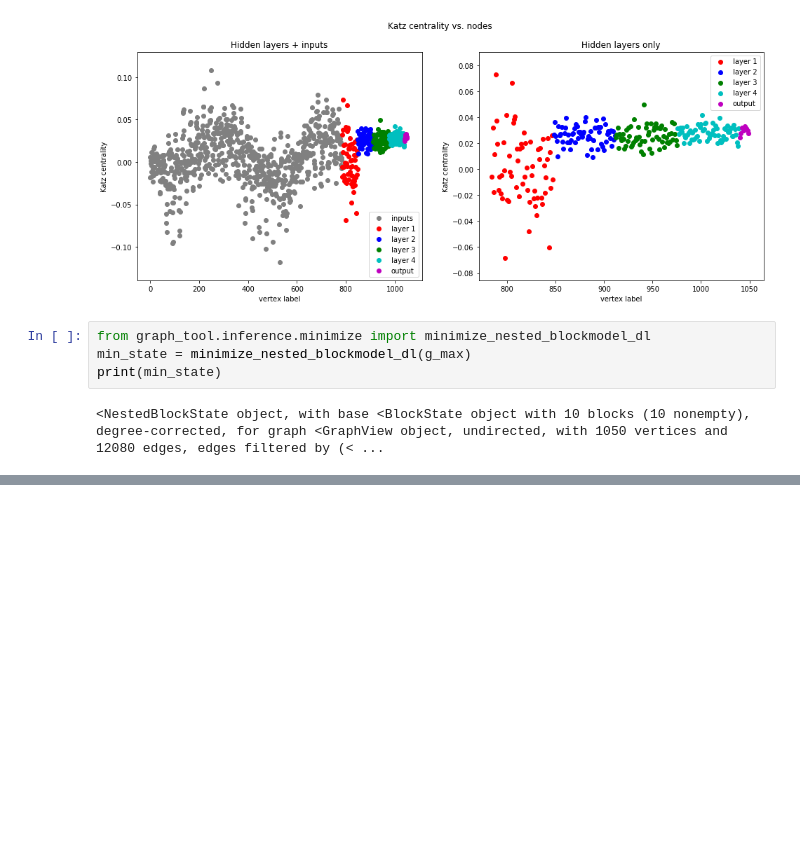
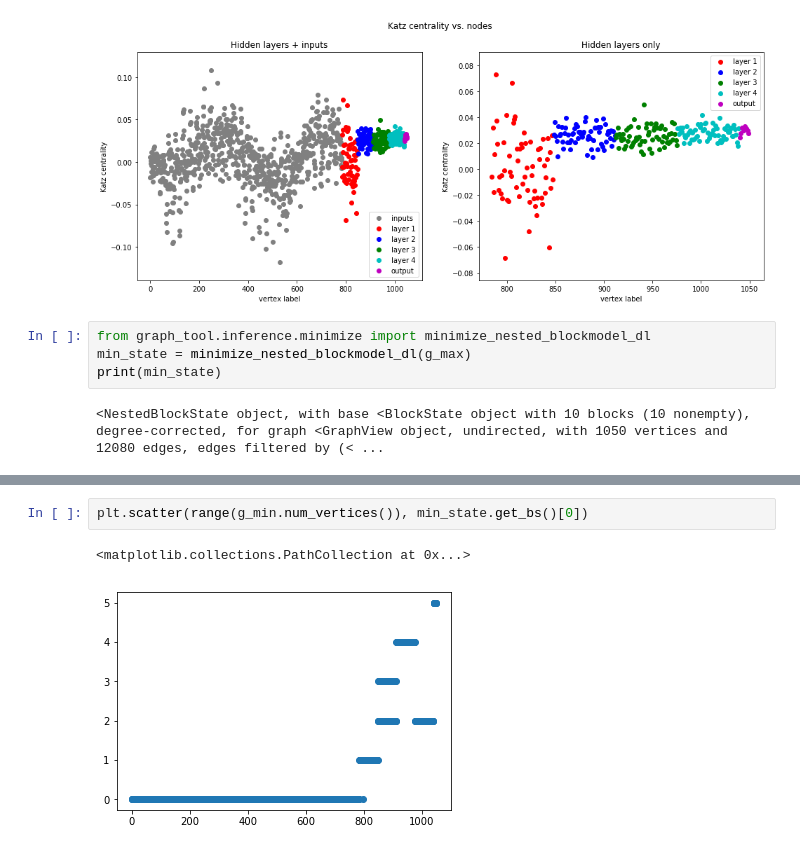
Before and after one commit to bgroenks96/dnn-community-detection, a Jupyter notebook: nn-to-graph-scratch.ipynb, the cells around one changed output, grey strips where cells are left out. Drawn from its saved outputs; the diff is of its cells as text; blank space fills up the shorter version.

```diff
--- a/nn-to-graph-scratch.ipynb
+++ b/nn-to-graph-scratch.ipynb
@@ -170,0 +175,5 @@ min_state.draw()
+# %%
+plt.scatter(range(g_min.num_vertices()), min_state.get_bs()[0])
+# %% [output]
+<matplotlib.collections.PathCollection at 0x...>
+[figure, added]
```
Also changed, not shown: parts of 9 cells of this notebook, 1 other file.
